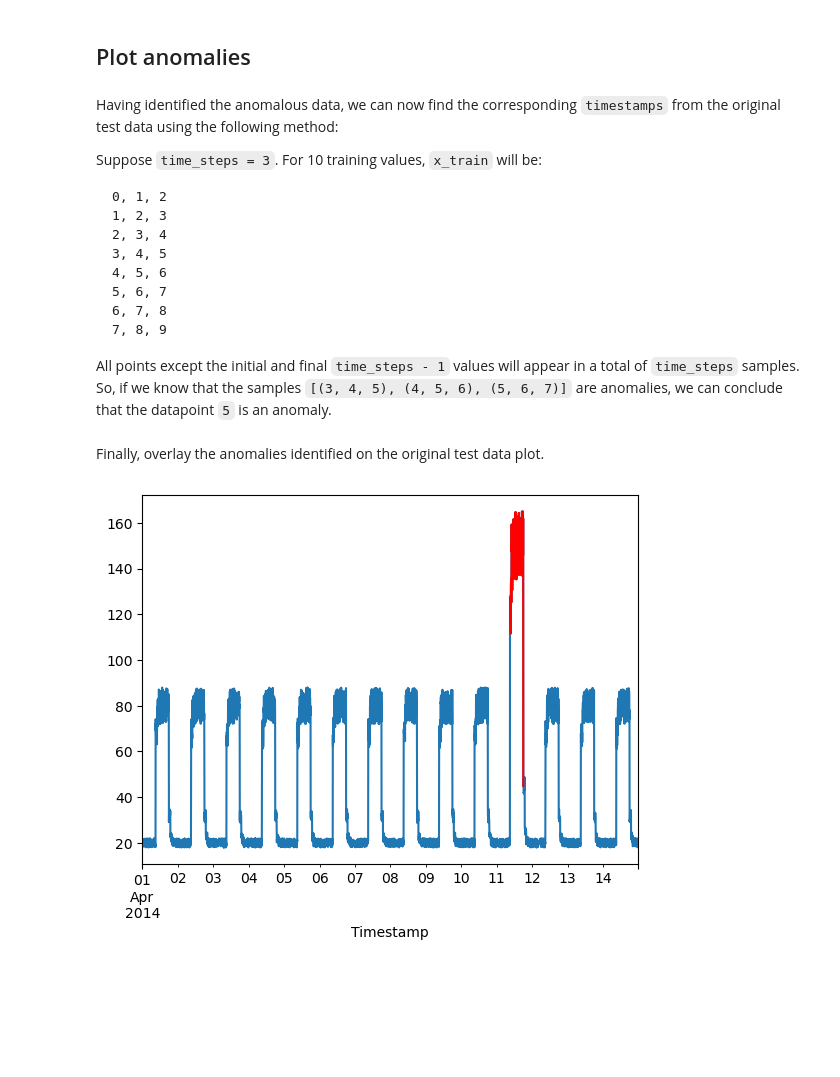
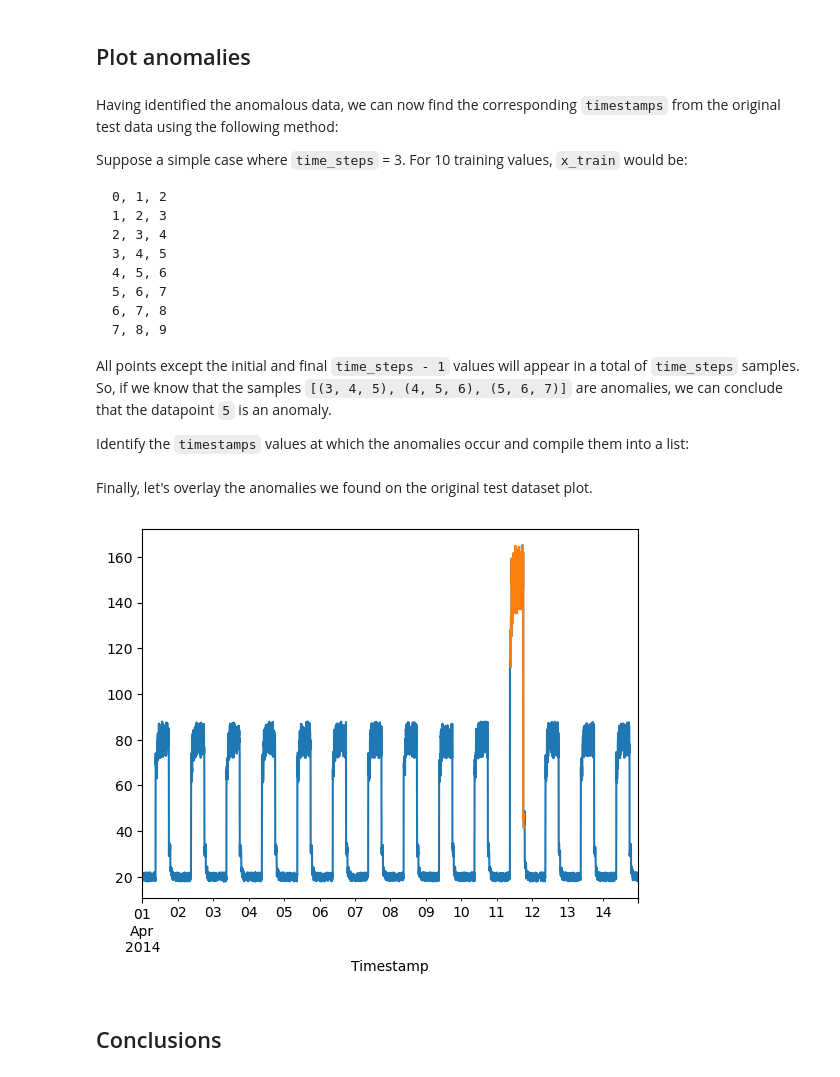
Before and after one commit to PhysData/notebooks, a Jupyter notebook: data_visualisation.ipynb, the cells around one changed output. Cells and saved outputs as stored; diff of their text form; code cells hidden in the pictures; blank space fills up the shorter version.

````diff
--- a/data_visualisation.ipynb
+++ b/data_visualisation.ipynb
@@ -322,7 +327,7 @@ Indices of anomaly samples:  (array([2702, 2703, 2704, 2705, 2706, 2707, 2708, 2
 # %% [markdown]
 Having identified the anomalous data, we can now find the corresponding `timestamps` from the original test data using the following method:
 
-Suppose `time_steps = 3`. For 10 training values, `x_train` will be:
+Suppose a simple case where `time_steps` = 3. For 10 training values, `x_train` would be:
 
 ```
 0, 1, 2
@@ -336,4 +341,6 @@ Suppose `time_steps = 3`. For 10 training values, `x_train` will be:
 ```
 
 All points except the initial and final `time_steps - 1` values will appear in a total of `time_steps` samples. So, if we know that the samples `[(3, 4, 5), (4, 5, 6), (5, 6, 7)]` are anomalies, we can conclude that the datapoint `5` is an anomaly.
+
+Identify the `timestamps` values at which the anomalies occur and compile them into a list:
 # %%
@@ -343,13 +350,15 @@ for data_idx in range(TIME_STEPS - 1, len(df_test_value) - TIME_STEPS + 1):
     if np.all(anomalies[data_idx - TIME_STEPS + 1 : data_idx]):
         anomalous_data_indices.append(data_idx)
 # %% [markdown]
-Finally, overlay the anomalies identified on the original test data plot.
+Finally, let's overlay the anomalies we found on the original test dataset plot.
 # %%
 df_subset = df_daily_jumpsup.iloc[anomalous_data_indices]
 fig, ax = plt.subplots()
 df_daily_jumpsup.plot(legend=False, ax=ax)
-df_subset.plot(legend=False, ax=ax, color="r")
+df_subset.plot(legend=False, ax=ax)
 plt.xlabel("Timestamp")
 plt.show()
 # %% [output]
-[figure, old version]
+[figure, new version]
+# %% [markdown]
+## Conclusions
````
Also changed, not shown: parts of 28 cells of this notebook.
